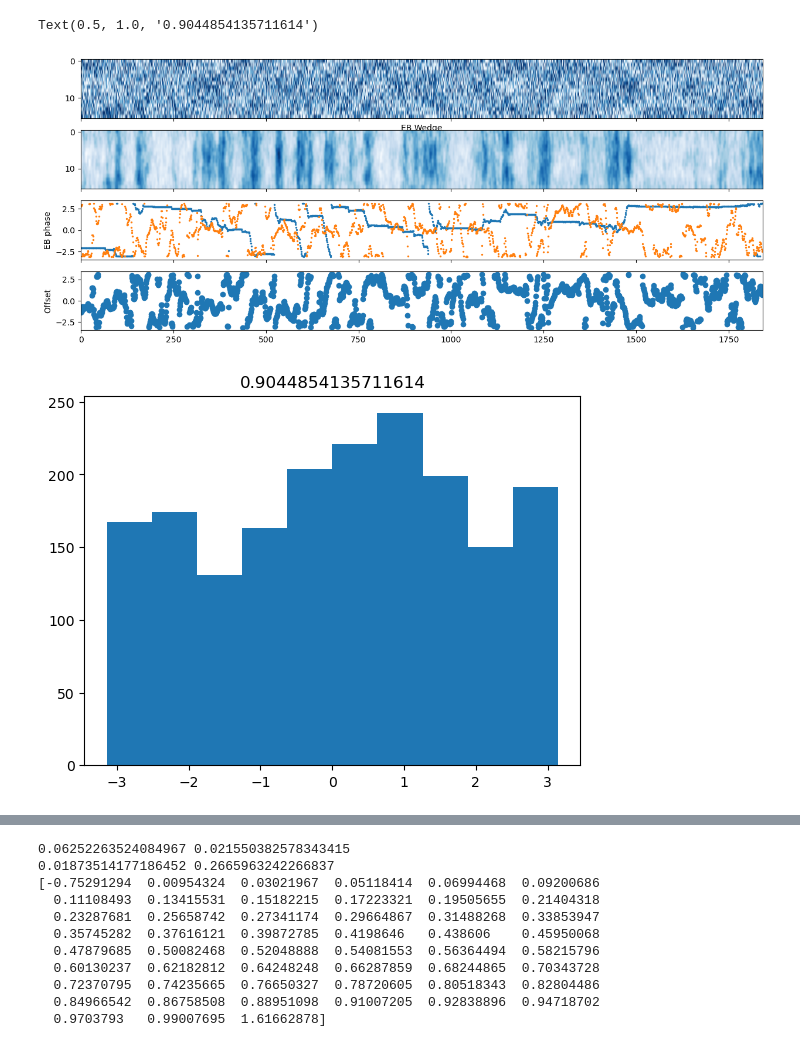
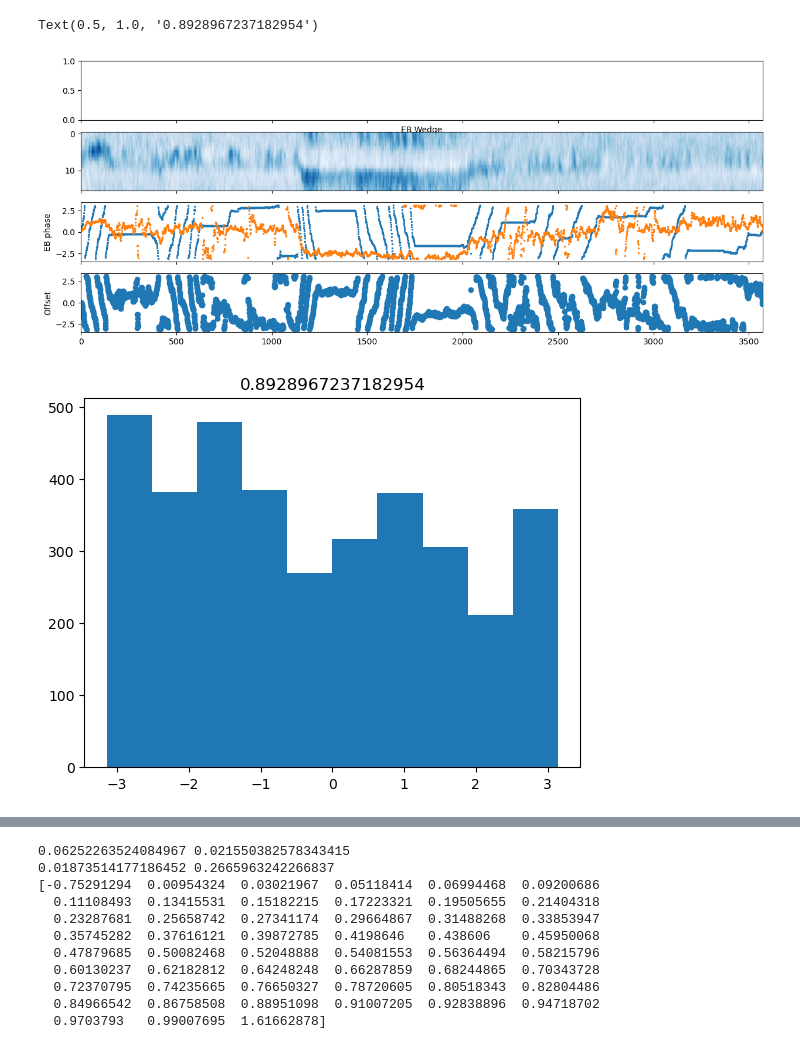
Before and after one commit to yfisher-lab/NeuromodPlasticity, a Jupyter notebook: Notebooks/SingleSessionPreprocessing.ipynb, the cells around one changed output, grey strips where cells are left out. Saved outputs shown, nothing was run; the diff lists cells and outputs as text; code cells hidden in the pictures.

Commit message:
improved plotting for closed loop sessions

```diff
--- a/Notebooks/SingleSessionPreprocessing.ipynb
+++ b/Notebooks/SingleSessionPreprocessing.ipynb
@@ -13,14 +13,14 @@ import SessionTools.two_photon as st2p
 
 %matplotlib inline
 # %%
-session_info = {'date': "04_06_2025",
-                'genotype_dir': 'R20A02_R56H10_split_OambCRISPR_GFlamp2/exp',
-                'fly': 'fly1',
-                'session': 'closed_loop-003',
-                'full_genotype': '+; UAS-GFlamp2/UAS-Cas9; R56H10-AD, R20A02-DBD/WKO-1.F1 Oamb-gRNA',
+session_info = {'date': "10_07_2025",
+                'genotype_dir': 'R20A02_R56H10_split_OambCRISPR_R27F02LexA_jGCaMP8s/no_grna',
+                'fly': 'fly2',
+                'session': 'closed_loop-000',
+                'full_genotype': '+; R27F02-LexA,LexOp-jGCaMP8s/UAS-Cas9; R56H10-AD, R20A02-DBD/+' ,#WKO-1.F1 Oamb-gRNA',
                 'ecl date': '',
-                'fictrac_scan_num':3,
-                'fictrac_dat_file' : 'fictrac-20250604_103008.dat',
+                'fictrac_scan_num':0,
+                'fictrac_dat_file' : 'fictrac-20250710_100311.dat',
                 'notes':''}
 
 
@@ -66 +78,15 @@ ax.plot(time[inds], pp.voltage_recording_aligned[' Arena DAC1'].iloc[inds])
+# %%
+import cloudpickle
+filename = "/home/mplitt/tmp_napari.pkl"
+with open(filename, 'rb') as file:
+    napari_layers = cloudpickle.load(file)
+
+
+labels = ['inner_ring', 'outer_ring', 'background', 'rois']
+for k, v in napari_layers.items():
+    if k in labels:
+        pp.napari_labels_layers[k] = v
+    else:
+        pp.napari_layers[k] = v
+n_rois = 16
 # %%
@@ -122,32 +146,32 @@ ax.plot(y_sm[-1,0,:])
 # %%
 fig, ax= plt.subplots(4,1, figsize=[15,6], sharex=True)
-ax[0].imshow(y_sm_dm[-1,::-1,:], aspect='auto', cmap= 'Blues', vmin=-1,vmax=1)#, vmin=-1,vmax=1)
+# ax[0].imshow(y_sm_dm[-1,::-1,:], aspect='auto', cmap= 'Blues', vmin=-1,vmax=1)#, vmin=-1,vmax=1)
 ax[1].imshow(y_sm[-1,::-1,:], aspect='auto', cmap= 'Blues')#, vmin=-.1,vmax=.8)#, vmin=-1,vmax=1)
 # ax[0].imshow(y_sm_dm[-1,::-1,:], aspect='auto', cmap= 'Blues') #, vmin=-1,vmax=1)#, vmin=-1,vmax=1)
 # ax[0].scatter(np.arange(y.shape[-1]), 15*(heading+np.pi)/2/np.pi)
 ax[0].set_xlabel('EB Wedge')
 
 
 # print(pp.voltage_recording_aligned.columns)
 # fig, ax= plt.subplots()
 
 x = np.arange(y.shape[-1])
 # print(y.shape, heading.shape)
 ax[2].scatter(x[:]-x[0],heading[:], s=2)
 ax[2].scatter(x[:]-x[0], phi[:], s=2)
 ax[2].set_ylabel('EB phase')
 ax[3].scatter(x[:]-x[0], offset[:])
 ax[3].set_ylabel('Offset')
 # fig.savefig('/media/mplitt/SSD_storage/fig_scratch/LabMeetings/05_09_2024/hm4d_pilot.pdf')
 dh = np.angle(np.exp(1j*np.ediff1d(pp.voltage_recording_aligned[' Heading'].to_numpy(), to_end=0)))
-mask = ((heading>.5) | (heading<-.5) ) #& (dh <.1)
+mask = dh <.1
 fig, ax= plt.subplots()
 ax.hist(offset)
 ax.set_title(sp.stats.circvar(offset))
 # %% [output]
-Text(0.5, 1.0, '0.9044854135711614')
+Text(0.5, 1.0, '0.8928967237182954')
-[figure, old version]
+[figure, new version]
-[figure, old version]
+[figure, new version]
 # %%
 heading_ind = ((n_rois-1)*(heading+np.pi)/2/np.pi).astype(int)
 # print(heading_ind, y_sm.shape)
```
Also changed, not shown: parts of 14 cells of this notebook, 3 other files.
